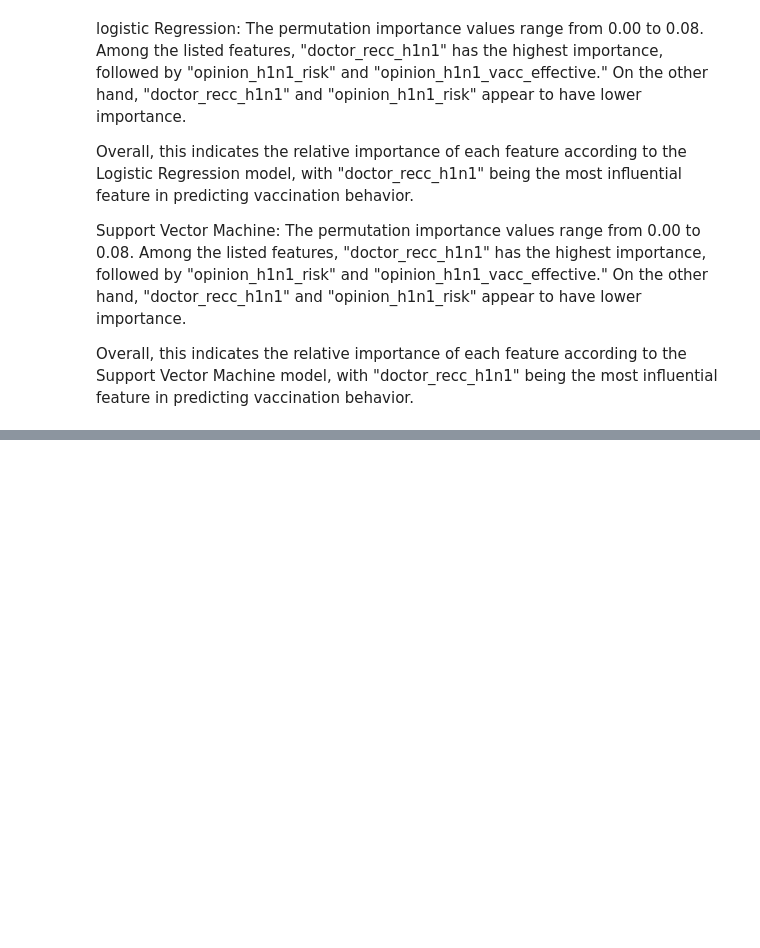
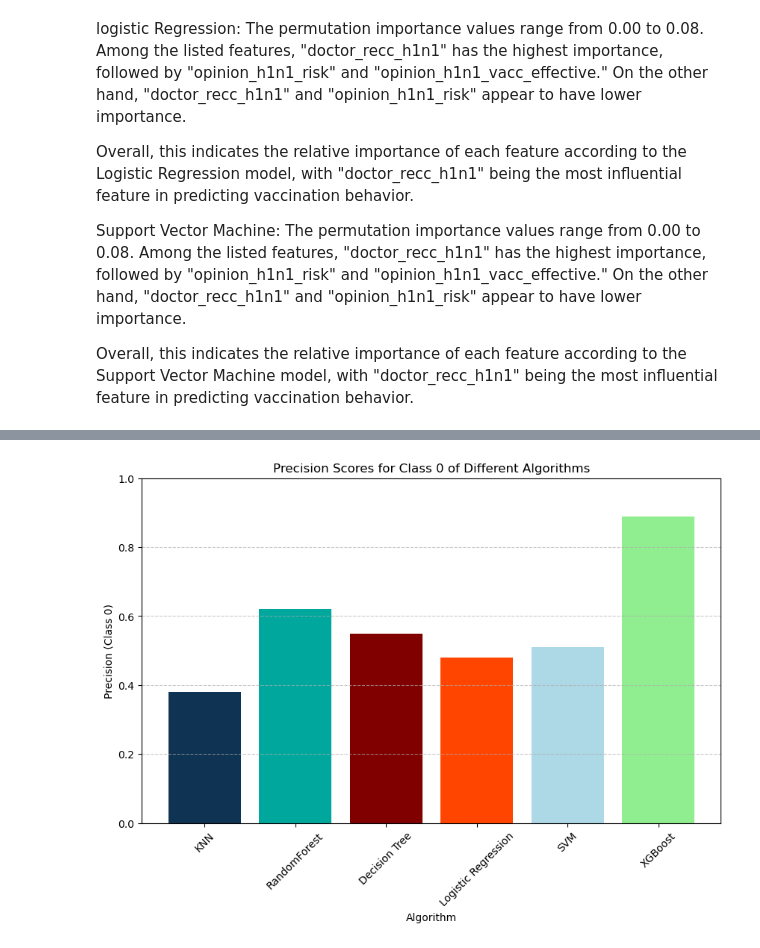
Before and after one commit to Cynthiachelangat/h1n1vaccineprediction, a Jupyter notebook: main.ipynb, the cells around one changed output, grey strips where cells are left out. Saved outputs shown, nothing was run; the diff lists cells and outputs as text; code cells hidden in the pictures; blank space fills up the shorter version.

```diff
--- a/main.ipynb
+++ b/main.ipynb
@@ -1848,0 +1904,24 @@ Overall, this indicates the relative importance of each feature according to the
+# %%
+# Precision scores for class 0
+precision_scores = {
+    'KNN': 0.38,
+    'RandomForest': 0.62,
+    'Decision Tree': 0.55,
+    'Logistic Regression': 0.48,
+    'SVM': 0.51,
+    'XGBoost': 0.89
+}
+
+# Plotting
+plt.figure(figsize=(10, 6))
+plt.bar(precision_scores.keys(), precision_scores.values(), color=hospital_colors)
+plt.xlabel('Algorithm')
+plt.ylabel('Precision (Class 0)')
+plt.title('Precision Scores for Class 0 of Different Algorithms')
+plt.ylim(0, 1)  # Set y-axis limit from 0 to 1 for precision scores
+plt.grid(axis='y', linestyle='--', alpha=0.7)
+plt.xticks(rotation=45)
+plt.savefig('images/precision.png')
+plt.show()
+# %% [output]
+[figure, added]
```
Also changed, not shown: parts of 39 cells of this notebook, 12 other files.
